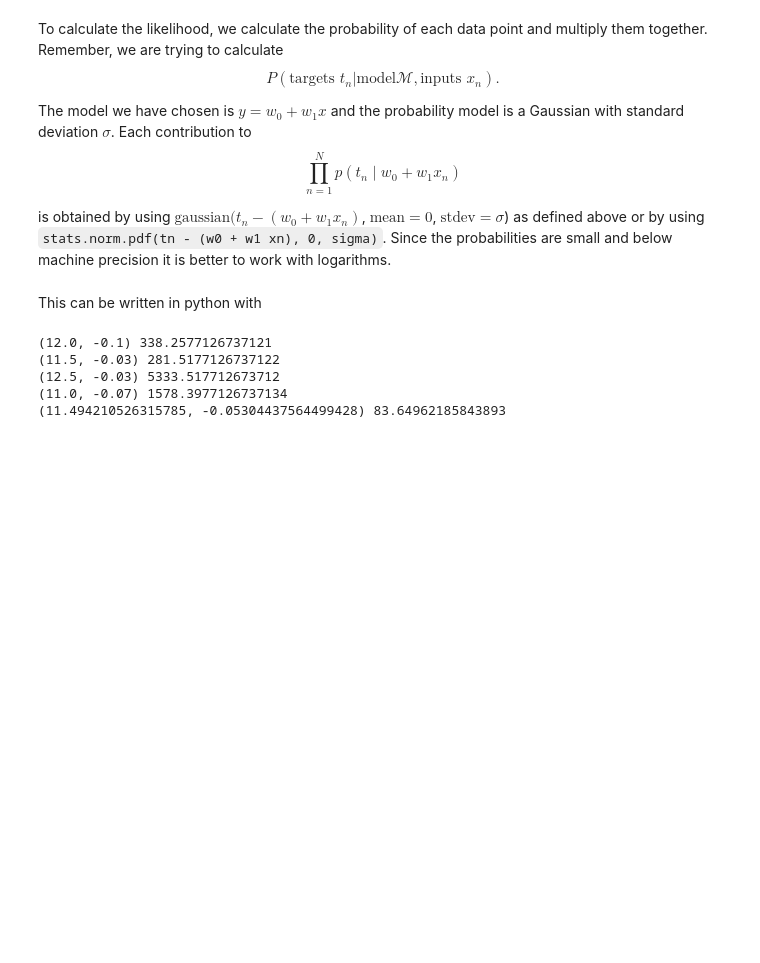
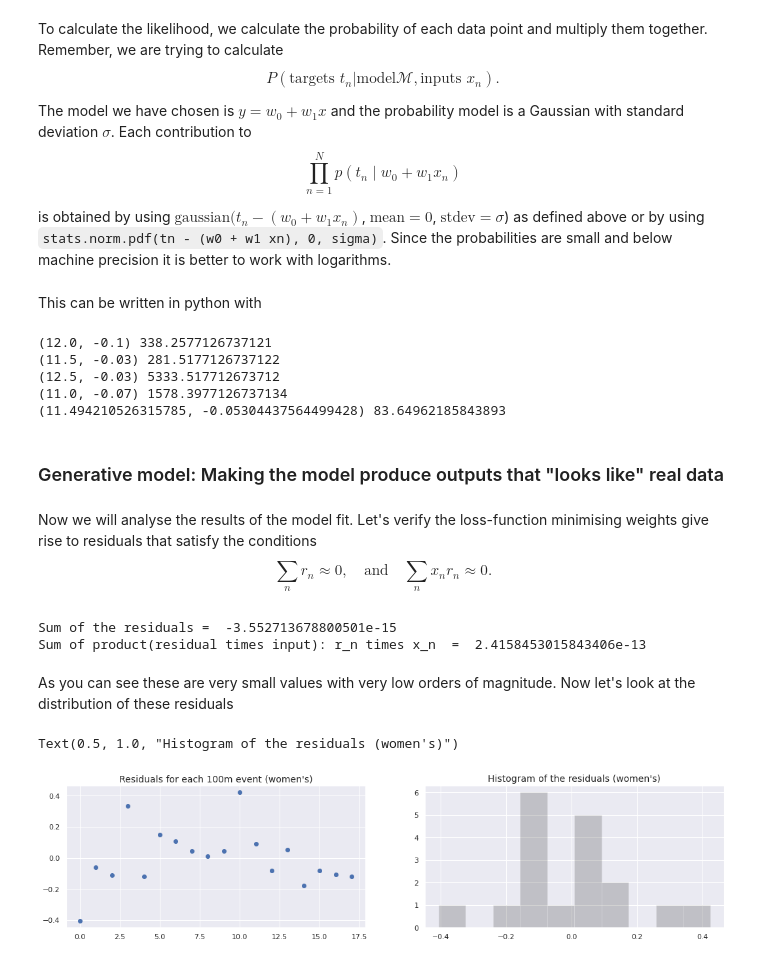
Before and after one commit to benwtks/machine-learning, a Jupyter notebook: lab3.ipynb, the cells around one changed output. Saved outputs shown, nothing was run; the diff lists cells and outputs as text; code cells hidden in the pictures; blank space fills up the shorter version.

```diff
--- a/lab3.ipynb
+++ b/lab3.ipynb
@@ -222,3 +229,27 @@ for w0, w1 in w_trial:
 (12.5, -0.03) 5333.517712673712
 (11.0, -0.07) 1578.3977126737134
 (11.494210526315785, -0.05304437564499428) 83.64962185843893
+# %% [markdown]
+### Generative model: Making the model produce outputs that "looks like" real data
+# %% [markdown]
+Now we will analyse the results of the model fit. Let's verify the loss-function minimising weights give rise to residuals that satisfy the conditions $$\sum_n r_n \approx 0, \quad \mbox{and} \quad \sum_n x_n r_n \approx 0.$$
+# %%
+residuals_f = learnt_fn(odate_f, odate_f, otime_f)-otime_f
+
+
+print("Sum of the residuals = ", residuals_f.sum())
+print("Sum of product(residual times input): r_n times x_n  = ", odate_f.dot(residuals_f))
+# %% [output]
+Sum of the residuals =  -3.552713678800501e-15
+Sum of product(residual times input): r_n times x_n  =  2.4158453015843406e-13
+# %% [markdown]
+As you can see these are very small values with very low orders of magnitude. Now let's look at the distribution of these residuals
+# %%
+fig, ax = plt.subplots(nrows=1, ncols=2, figsize=(18, 4))
+ax[0].scatter(odate_f, residuals_f)
+ax[0].set_title("Residuals for each 100m event (women's)", fontsize = 14)
+ax[1].hist(residuals_f, color='k',alpha=0.2)
+ax[1].set_title("Histogram of the residuals (women's)", fontsize = 14)
+# %% [output]
+Text(0.5, 1.0, "Histogram of the residuals (women's)")
+[figure, added]
```
Also changed, not shown: parts of 2 cells of this notebook.
